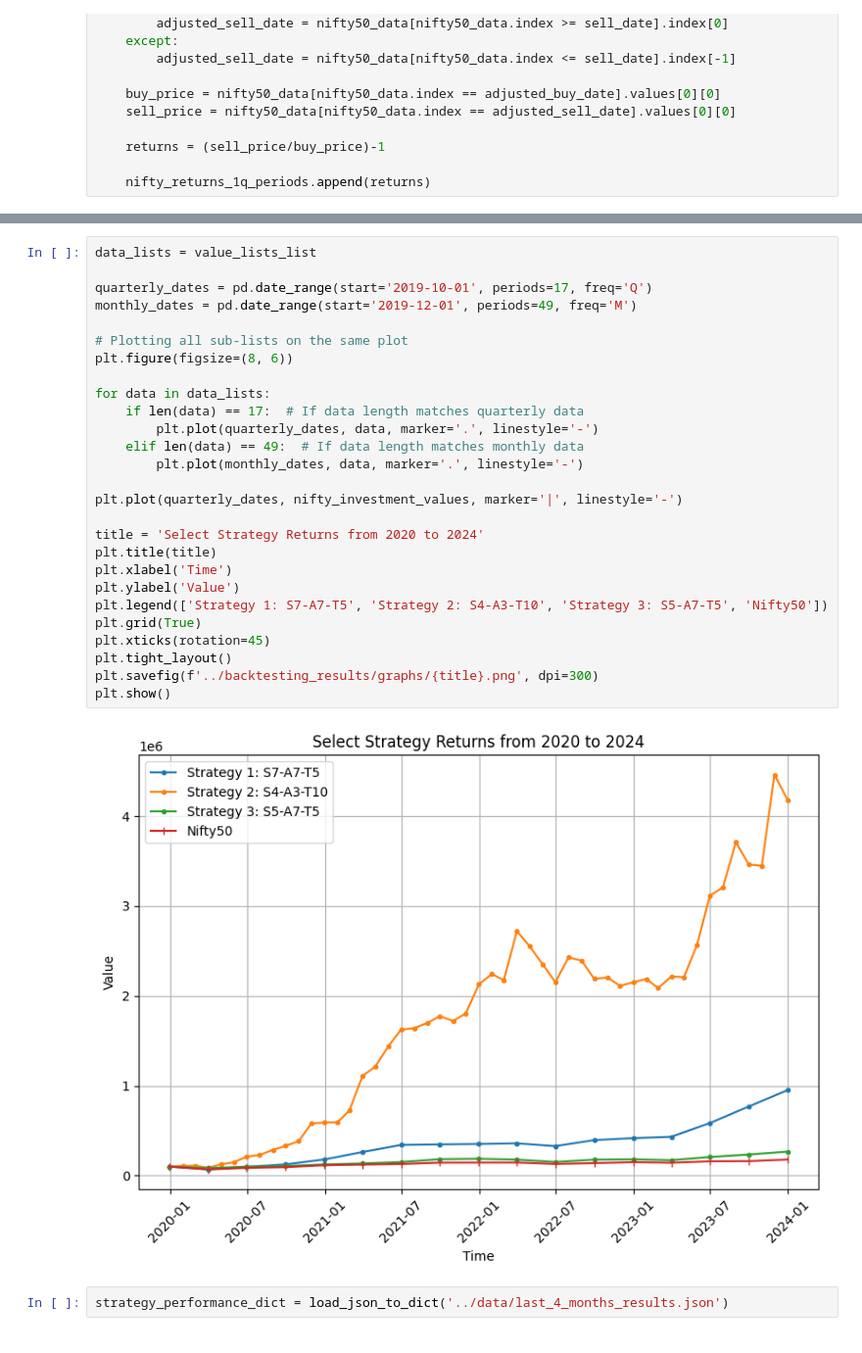
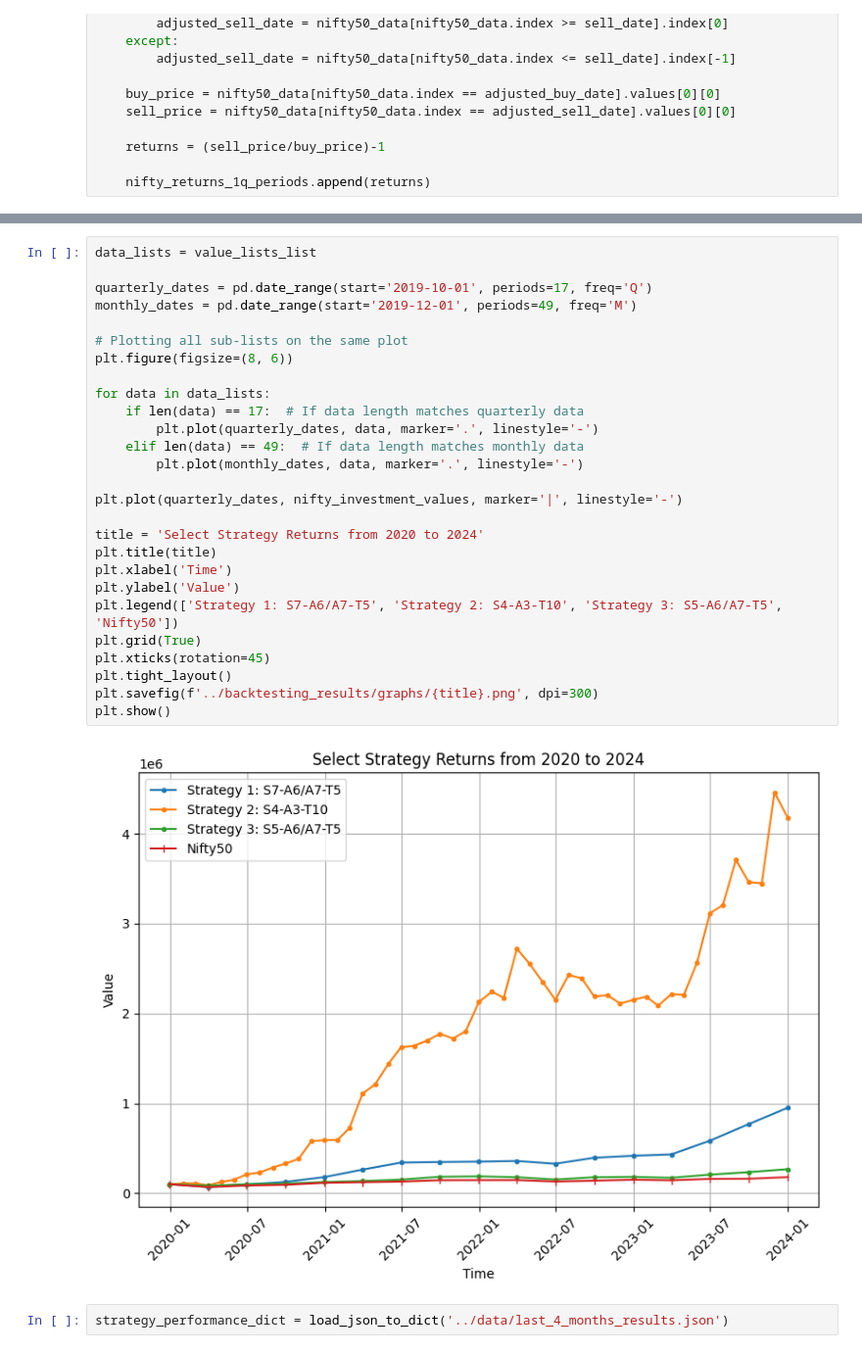
Before and after one commit to oomrawat/Portfolio-Project-FSP, a Jupyter notebook: notebooks/backtesting_results_visualisation.ipynb, the cells around one changed output, grey strips where cells are left out. Shown at 98% size. Cells and saved outputs as stored; diff of their text form.

```diff
--- a/notebooks/backtesting_results_visualisation.ipynb
+++ b/notebooks/backtesting_results_visualisation.ipynb
@@ -797,32 +801,32 @@ len(nifty_investment_values), nifty_investment_values
 # %%
 data_lists = value_lists_list
 
 quarterly_dates = pd.date_range(start='2019-10-01', periods=17, freq='Q')
 monthly_dates = pd.date_range(start='2019-12-01', periods=49, freq='M')
 
 # Plotting all sub-lists on the same plot
 plt.figure(figsize=(8, 6))
 
 for data in data_lists:
     if len(data) == 17:  # If data length matches quarterly data
         plt.plot(quarterly_dates, data, marker='.', linestyle='-')
     elif len(data) == 49:  # If data length matches monthly data
         plt.plot(monthly_dates, data, marker='.', linestyle='-')
 
 plt.plot(quarterly_dates, nifty_investment_values, marker='|', linestyle='-')
 
 title = 'Select Strategy Returns from 2020 to 2024'
 plt.title(title)
 plt.xlabel('Time')
 plt.ylabel('Value')
-plt.legend(['Strategy 1: S7-A7-T5', 'Strategy 2: S4-A3-T10', 'Strategy 3: S5-A7-T5', 'Nifty50'])
+plt.legend(['Strategy 1: S7-A6/A7-T5', 'Strategy 2: S4-A3-T10', 'Strategy 3: S5-A6/A7-T5', 'Nifty50'])
 plt.grid(True)
 plt.xticks(rotation=45)
 plt.tight_layout()
 plt.savefig(f'../backtesting_results/graphs/{title}.png', dpi=300)
 plt.show()
 # %% [output]
-[figure, old version]
+[figure, new version]
 # %%
 strategy_performance_dict = load_json_to_dict('../data/last_4_months_results.json')
 # %%
```
Also changed, not shown: parts of 2 cells of this notebook, 2 other files.
